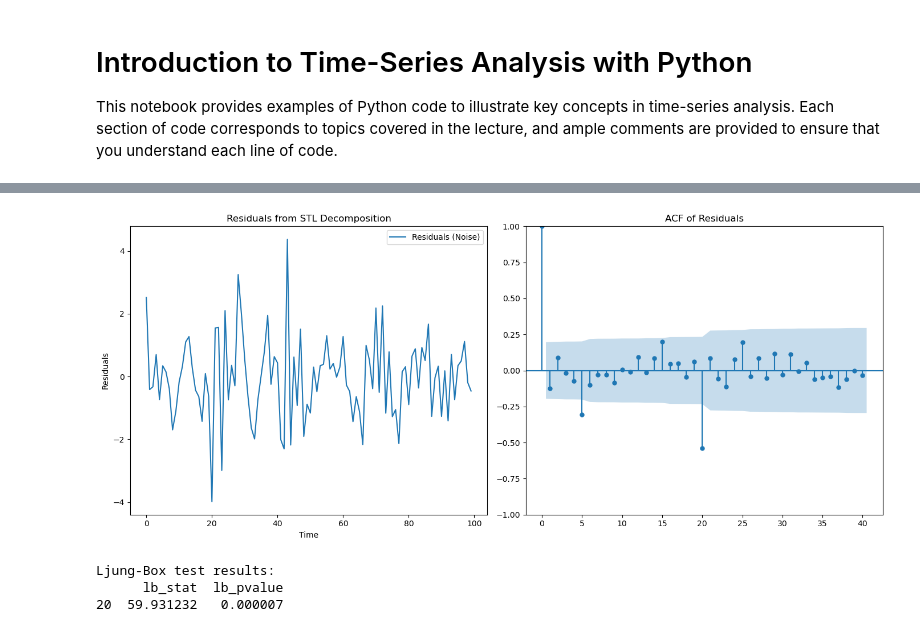
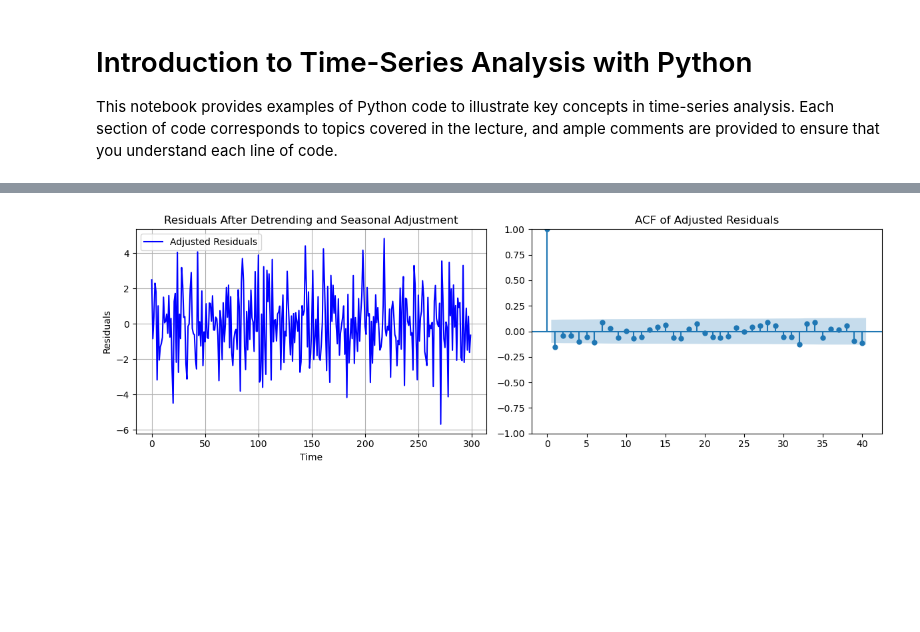
Before and after one commit to vmpreciado/ESE538, a Jupyter notebook: Time_Series_Analysis_Intro.ipynb, the cells around one changed output, grey strips where cells are left out. Saved outputs shown, nothing was run; the diff lists cells and outputs as text; code cells hidden in the pictures; blank space fills up the shorter version.

```diff
--- a/Time_Series_Analysis_Intro.ipynb
+++ b/Time_Series_Analysis_Intro.ipynb
@@ -52,38 +125,34 @@ plt.show()
 # %%
-from statsmodels.graphics.tsaplots import plot_acf
-from statsmodels.stats.diagnostic import acorr_ljungbox
-from scipy.stats import probplot
+# Assuming the previous STL decomposition has been performed and we have the 'result' object
+# Extract the trend component from the STL decomposition
+trend = result.trend
 
-# Assuming 'series' is your time series data and the STL decomposition has already been performed
-# Extract the residual (noise) component
-residuals = result.resid
+# Detrend the original series by subtracting the trend component
+detrended_series = series - trend
 
-# Create a figure with 2 subplots arranged horizontally
-fig, axs = plt.subplots(1, 2, figsize=(14, 6))
+# Repeat the average seasonal cycle to match the length of the original series
+average_seasonal_cycle = np.tile(average_seasonal, 15)
 
-# 1. Visual Inspection of Residuals
-axs[0].plot(residuals, label='Residuals (Noise)')
-axs[0].set_title('Residuals from STL Decomposition')
+# Adjust the detrended series for seasonality by subtracting the repeated average seasonal cycle
+residuals = detrended_series - average_seasonal_cycle
+
+# Create a figure with two subplots horizontally arranged
+fig, axs = plt.subplots(1, 2, figsize=(12, 4))
+
+# Subplot 1: Plot the resulting residuals
+axs[0].plot(residuals, label='Adjusted Residuals', color='blue')
+axs[0].set_title('Residuals After Detrending and Seasonal Adjustment')
 axs[0].set_xlabel('Time')
 axs[0].set_ylabel('Residuals')
+axs[0].grid(True)
 axs[0].legend()
 
-# 2. Autocorrelation Function (ACF) Plot
+# Subplot 2: Plot the ACF of the new residuals to assess autocorrelation
 plot_acf(residuals, lags=40, alpha=0.05, ax=axs[1])
-axs[1].set_title('ACF of Residuals')
+axs[1].set_title('ACF of Adjusted Residuals')
 
 # Adjust layout to ensure no overlap
 plt.tight_layout()
 plt.show()
-
-# 3. Statistical Tests: Ljung-Box test for autocorrelation
-# Perform the Ljung-Box test on the residuals
-ljung_box_results = acorr_ljungbox(residuals, lags=[20], return_df=True)
-
-print("Ljung-Box test results:")
-print(ljung_box_results)
 # %% [output]
-[figure, old version]
+[figure, new version]
-Ljung-Box test results:
-      lb_stat  lb_pvalue
-20  59.931232   0.000007
```
Also changed, not shown: parts of 7 cells of this notebook.
